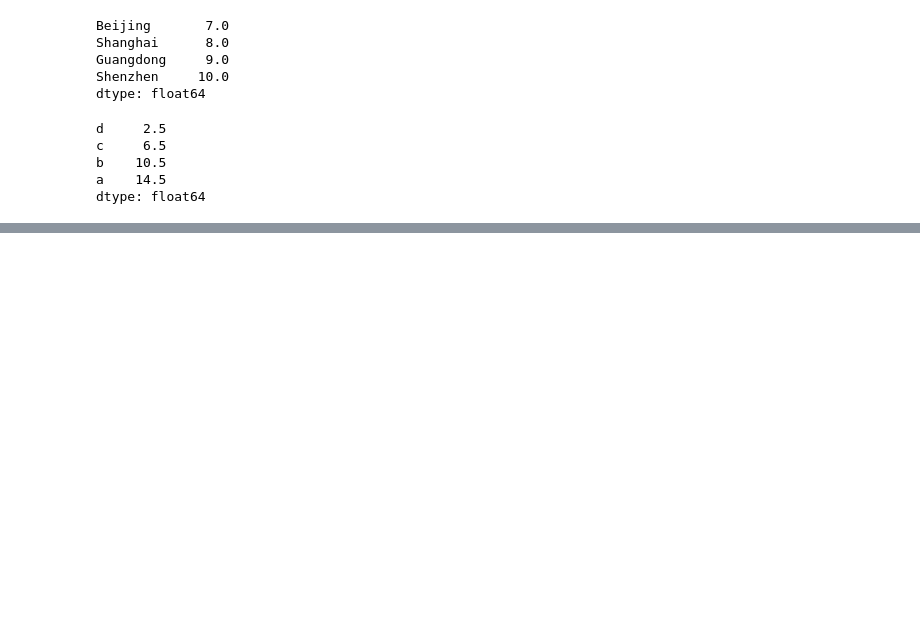
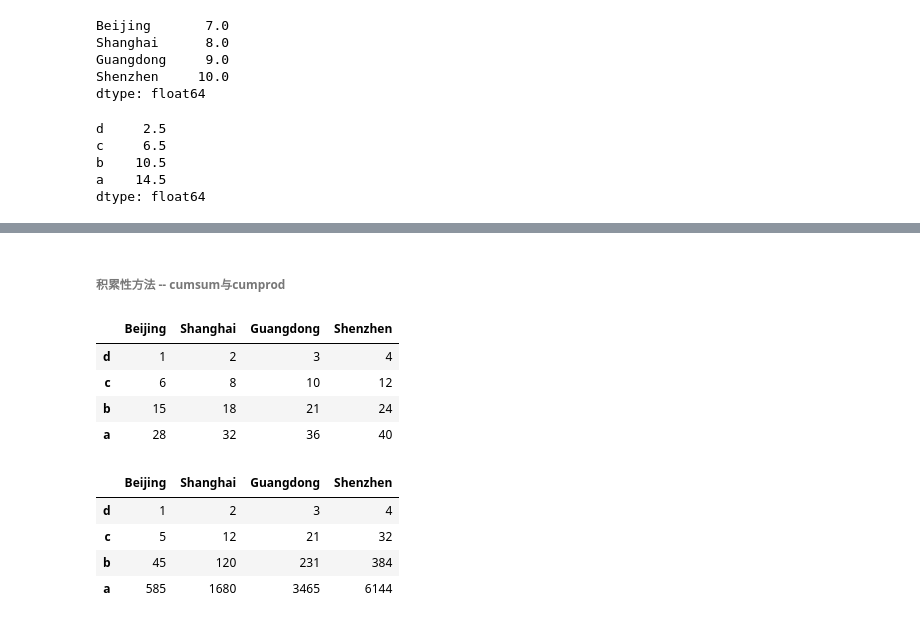
Before and after one commit to ZZZPHOENIX/Data-Mining-Analysis, a Jupyter notebook: 利用Python进行数据分析/my-notebook/Unit5_Pandas.ipynb, the cells around one changed output, grey strips where cells are left out. Saved outputs shown, nothing was run; the diff lists cells and outputs as text; code cells hidden in the pictures; blank space fills up the shorter version.

```diff
--- a/利用Python进行数据分析/my-notebook/Unit5_Pandas.ipynb
+++ b/利用Python进行数据分析/my-notebook/Unit5_Pandas.ipynb
@@ -407,0 +424,16 @@ dtype: float64
+# %% [markdown]
+###### 积累性方法 -- cumsum与cumprod
+# %%
+df.cumsum()
+df.cumprod()
+# %% [output]
+|  | Beijing | Shanghai | Guangdong | Shenzhen |
+| d | 1 | 2 | 3 | 4 |
+| c | 6 | 8 | 10 | 12 |
+| b | 15 | 18 | 21 | 24 |
+| a | 28 | 32 | 36 | 40 |
+|  | Beijing | Shanghai | Guangdong | Shenzhen |
+| d | 1 | 2 | 3 | 4 |
+| c | 5 | 12 | 21 | 32 |
+| b | 45 | 120 | 231 | 384 |
+| a | 585 | 1680 | 3465 | 6144 |
```
Also changed, not shown: parts of 17 cells of this notebook.
